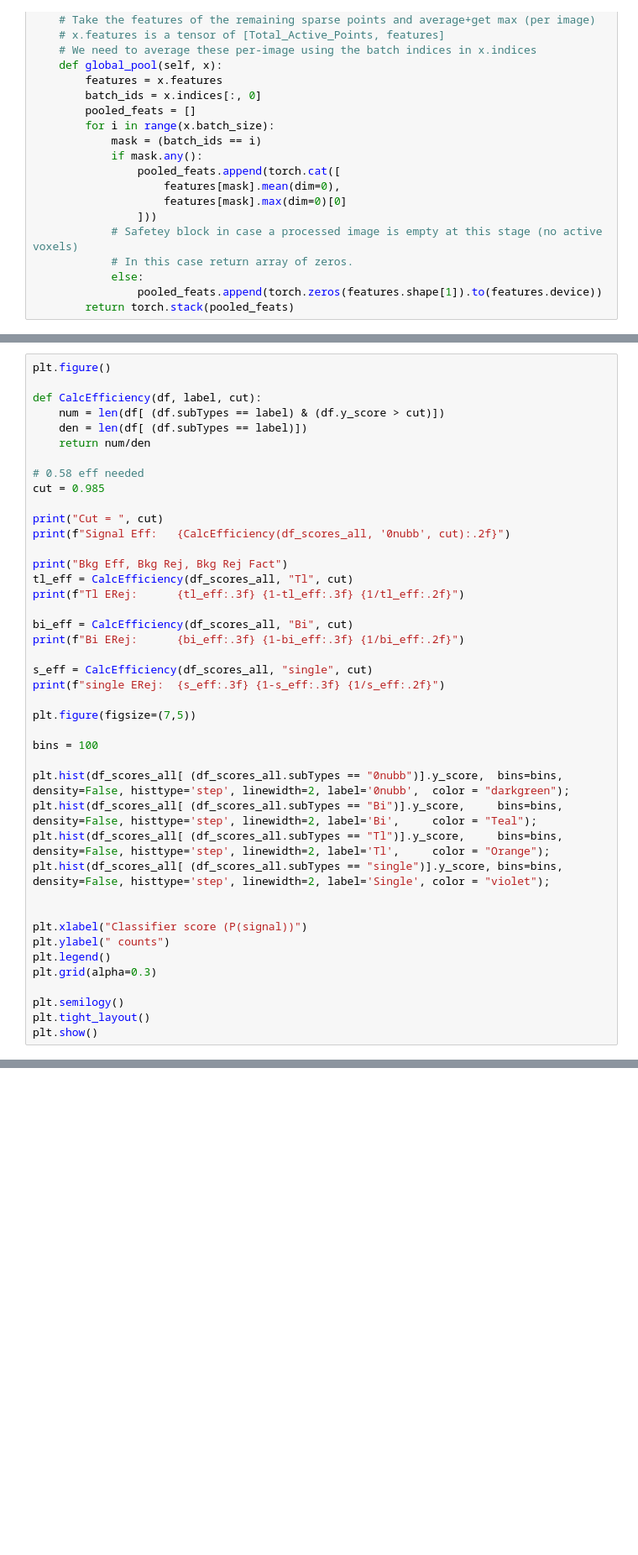
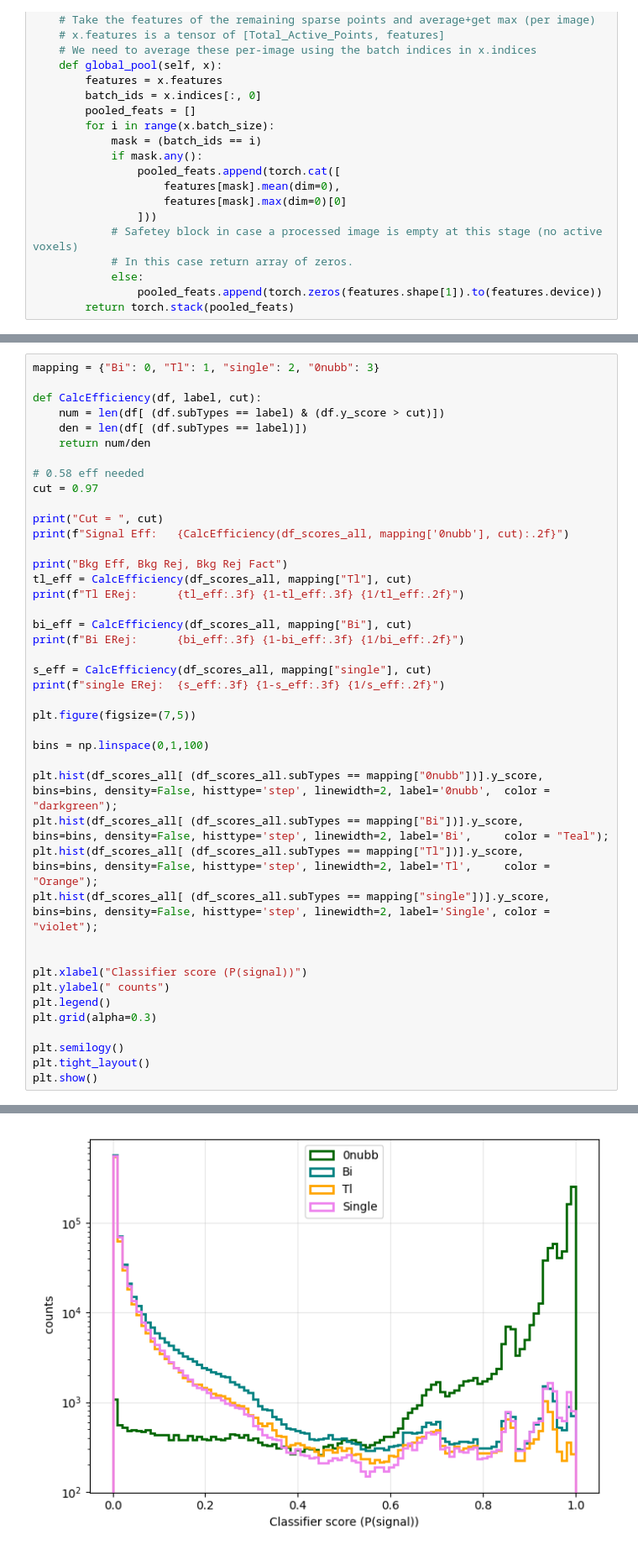
Before and after one commit to kvjmistry/ATPC, a Jupyter notebook: notebooks/ML_3D_CNN_preproc.ipynb, the cells around one changed output, grey strips where cells are left out. Shown at 84% size. Drawn from its saved outputs; the diff is of its cells as text; blank space fills up the shorter version.

```diff
--- a/notebooks/ML_3D_CNN_preproc.ipynb
+++ b/notebooks/ML_3D_CNN_preproc.ipynb
@@ -626,5 +653,5 @@ plt.show()
 # %%
-plt.figure()
+mapping = {"Bi": 0, "Tl": 1, "single": 2, "0nubb": 3}
 
 def CalcEfficiency(df, label, cut):
     num = len(df[ (df.subTypes == label) & (df.y_score > cut)])
@@ -632,29 +659,29 @@ def CalcEfficiency(df, label, cut):
     return num/den
 
 # 0.58 eff needed
-cut = 0.985
+cut = 0.97
 
 print("Cut = ", cut)
-print(f"Signal Eff:   {CalcEfficiency(df_scores_all, '0nubb', cut):.2f}")
+print(f"Signal Eff:   {CalcEfficiency(df_scores_all, mapping['0nubb'], cut):.2f}")
 
 print("Bkg Eff, Bkg Rej, Bkg Rej Fact")
-tl_eff = CalcEfficiency(df_scores_all, "Tl", cut)
+tl_eff = CalcEfficiency(df_scores_all, mapping["Tl"], cut)
 print(f"Tl ERej:      {tl_eff:.3f} {1-tl_eff:.3f} {1/tl_eff:.2f}")
 
-bi_eff = CalcEfficiency(df_scores_all, "Bi", cut)
+bi_eff = CalcEfficiency(df_scores_all, mapping["Bi"], cut)
 print(f"Bi ERej:      {bi_eff:.3f} {1-bi_eff:.3f} {1/bi_eff:.2f}")
 
-s_eff = CalcEfficiency(df_scores_all, "single", cut)
+s_eff = CalcEfficiency(df_scores_all, mapping["single"], cut)
 print(f"single ERej:  {s_eff:.3f} {1-s_eff:.3f} {1/s_eff:.2f}")
 
 plt.figure(figsize=(7,5))
 
-bins = 100
+bins = np.linspace(0,1,100)
 
-plt.hist(df_scores_all[ (df_scores_all.subTypes == "0nubb")].y_score,  bins=bins, density=False, histtype='step', linewidth=2, label='0nubb',  color = "darkgreen");
-plt.hist(df_scores_all[ (df_scores_all.subTypes == "Bi")].y_score,     bins=bins, density=False, histtype='step', linewidth=2, label='Bi',     color = "Teal");
-plt.hist(df_scores_all[ (df_scores_all.subTypes == "Tl")].y_score,     bins=bins, density=False, histtype='step', linewidth=2, label='Tl',     color = "Orange");
-plt.hist(df_scores_all[ (df_scores_all.subTypes == "single")].y_score, bins=bins, density=False, histtype='step', linewidth=2, label='Single', color = "violet");
+plt.hist(df_scores_all[ (df_scores_all.subTypes == mapping["0nubb"])].y_score,  bins=bins, density=False, histtype='step', linewidth=2, label='0nubb',  color = "darkgreen");
+plt.hist(df_scores_all[ (df_scores_all.subTypes == mapping["Bi"])].y_score,     bins=bins, density=False, histtype='step', linewidth=2, label='Bi',     color = "Teal");
+plt.hist(df_scores_all[ (df_scores_all.subTypes == mapping["Tl"])].y_score,     bins=bins, density=False, histtype='step', linewidth=2, label='Tl',     color = "Orange");
+plt.hist(df_scores_all[ (df_scores_all.subTypes == mapping["single"])].y_score, bins=bins, density=False, histtype='step', linewidth=2, label='Single', color = "violet");
 
 
 plt.xlabel("Classifier score (P(signal))")
@@ -665,3 +692,4 @@ plt.grid(alpha=0.3)
 plt.semilogy()
 plt.tight_layout()
 plt.show()
+# %% [output]
@@ -667,0 +702 @@ plt.show()
+[figure, added]
```
Also changed, not shown: parts of 13 cells of this notebook, 2 other files.
